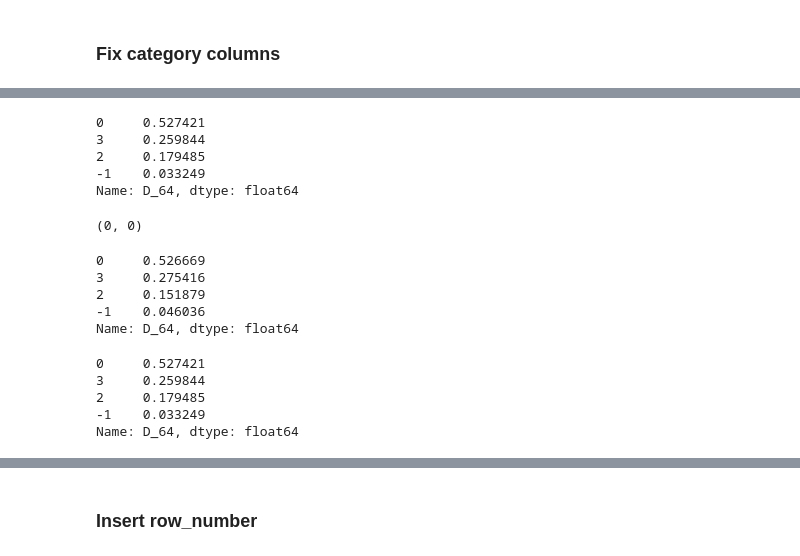
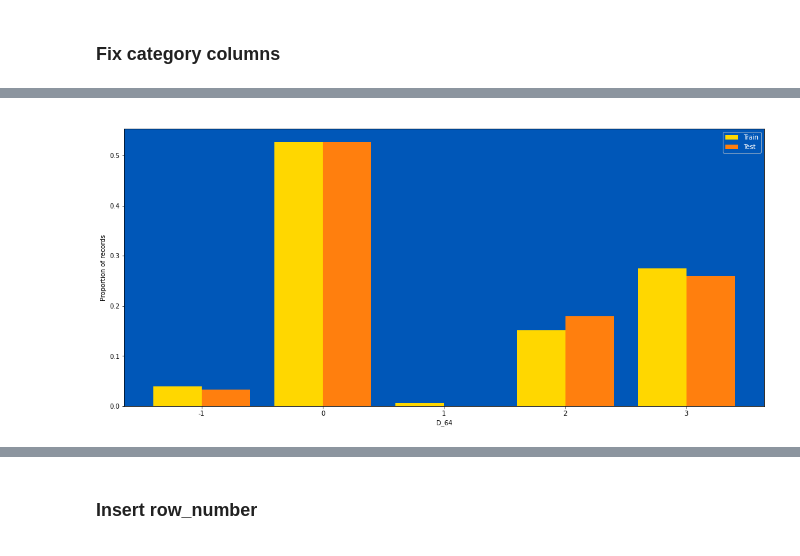
Before and after one commit to waikey-lee/kaggle-amex, a Jupyter notebook: notebooks/1.clean_parquet.ipynb, the cells around one changed output, grey strips where cells are left out. Drawn from its saved outputs; the diff is of its cells as text; code cells hidden in the pictures.

Commit message:
Updated clean_parquet

```diff
--- a/notebooks/1.clean_parquet.ipynb
+++ b/notebooks/1.clean_parquet.ipynb
@@ -52,8 +61,8 @@ RAW_TEST_PICKLE_PATH = os.path.join(RAW_DATA_PATH, "test_pickle")
 ### Read Data
 # %%
 %%time
-train = read_file(f"{RAW_TRAIN_PARQUET_PATH}/train.parquet")
-test = read_file(f"{RAW_TEST_PARQUET_PATH}/test.parquet")
+train = read_file(f"{RAW_TRAIN_PARQUET_PATH}/train.parquet", replace_negative_one=False)
+test = read_file(f"{RAW_TEST_PARQUET_PATH}/test.parquet", replace_negative_one=False)
 # %% [output]
 Shape of data: (5531451, 190)
 Shape of data: (11363762, 190)
@@ -62,7 +71,8 @@ Wall time: 21.9 s
 # %%
 labels = pd.read_csv(f"{RAW_DATA_PATH}/train_labels.csv")
 # %%
-train = train.merge(labels, on="customer_ID", how="left")
+if "target" not in train.columns:
+    train = train.merge(labels, on="customer_ID", how="left")
 # %% [markdown]
 ### Fix category columns
 # %%
@@ -89,30 +91,4 @@ Name: D_64, dtype: float64
-# %%
-test["D_64"].value_counts(normalize=True)
-# %% [output]
-0     0.527421
-3     0.259844
-2     0.179485
--1    0.033249
-Name: D_64, dtype: float64
-# %%
-train["D_64"].isnull().sum(), test["D_64"].isnull().sum()
-# %% [output]
-(0, 0)
-# %%
-train["D_64"] = train["D_64"].replace(1, -1).astype("category")
-# %%
-train["D_64"].value_counts(normalize=True)
-# %% [output]
-0     0.526669
-3     0.275416
-2     0.151879
--1    0.046036
-Name: D_64, dtype: float64
-# %%
-test["D_64"].value_counts(normalize=True)
-# %% [output]
-0     0.527421
-3     0.259844
-2     0.179485
--1    0.033249
-Name: D_64, dtype: float64
+# %%
+plot_train_test_distribution(train, test, col="D_64")
+# %% [output]
+[figure, added]
```
Also changed, not shown: parts of 77 cells of this notebook.
